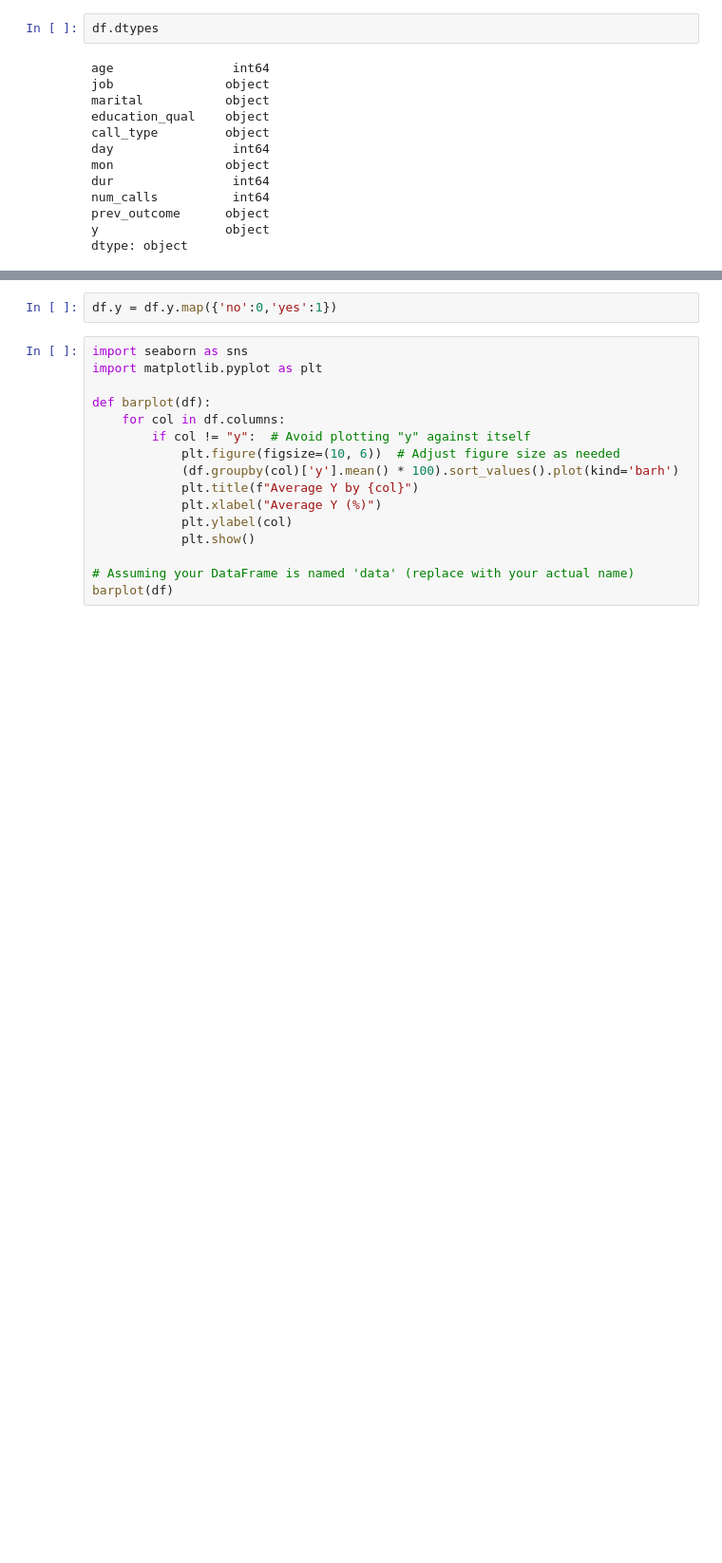
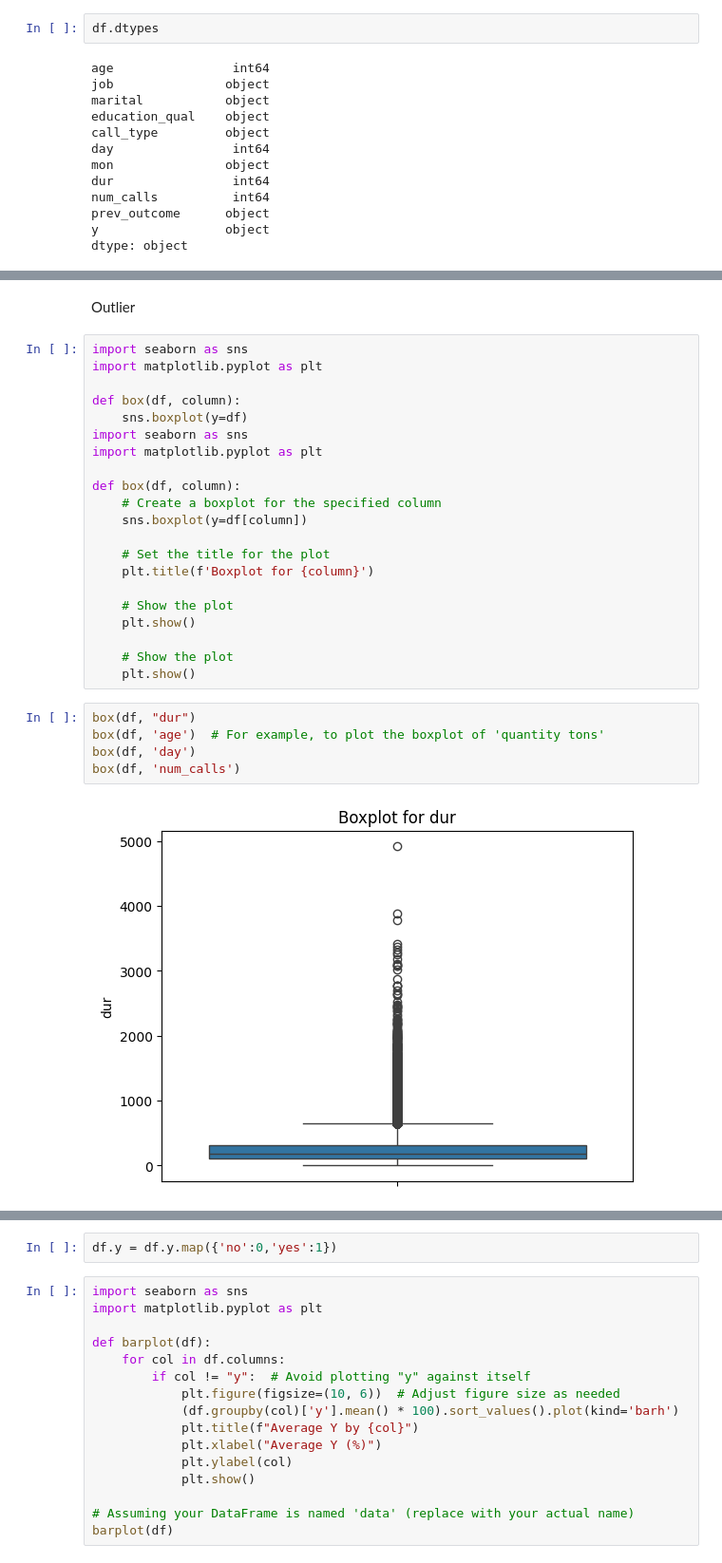
Before and after one commit to Subbulakshmi2911/Customer-Conversion-Prediction, a Jupyter notebook: project.ipynb, the cells around one changed output, grey strips where cells are left out. Shown at 95% size. Cells and saved outputs as stored; diff of their text form; blank space fills up the shorter version.

```diff
--- a/project.ipynb
+++ b/project.ipynb
@@ -160,0 +231,30 @@ Only few people have subscribed to the insurance. i.e data is highly imbalanced.
+# %% [markdown]
+Outlier
+# %%
+import seaborn as sns
+import matplotlib.pyplot as plt
+
+def box(df, column):
+    sns.boxplot(y=df)
+import seaborn as sns
+import matplotlib.pyplot as plt
+
+def box(df, column):
+    # Create a boxplot for the specified column
+    sns.boxplot(y=df[column])
+
+    # Set the title for the plot
+    plt.title(f'Boxplot for {column}')
+
+    # Show the plot
+    plt.show()
+
+    # Show the plot
+    plt.show()
+# %%
+box(df, "dur")
+box(df, 'age')  # For example, to plot the boxplot of 'quantity tons'
+box(df, 'day')
+box(df, 'num_calls')
+# %% [output]
+[figure, added]
```
Also changed, not shown: parts of 62 cells of this notebook, 1 other file.
